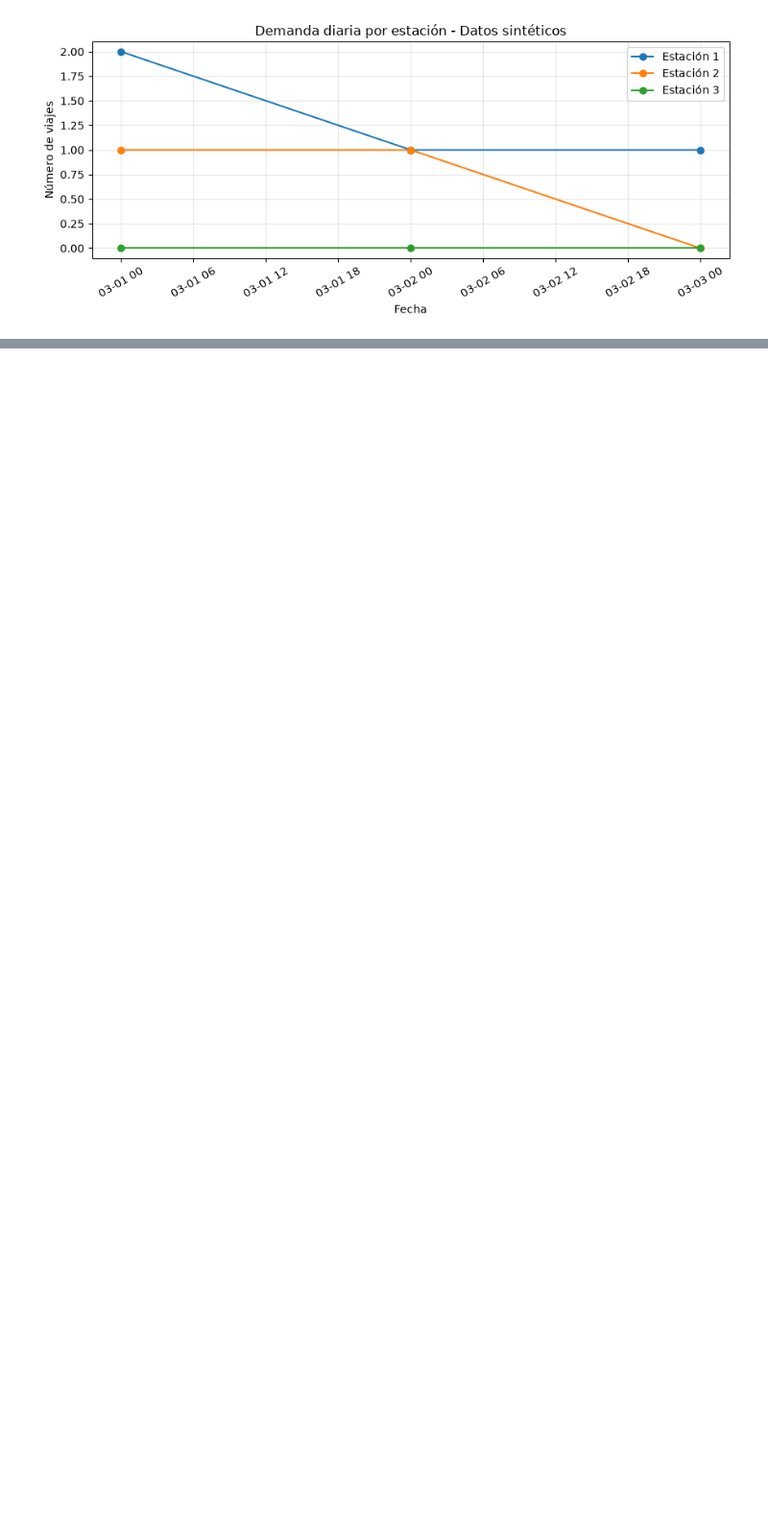
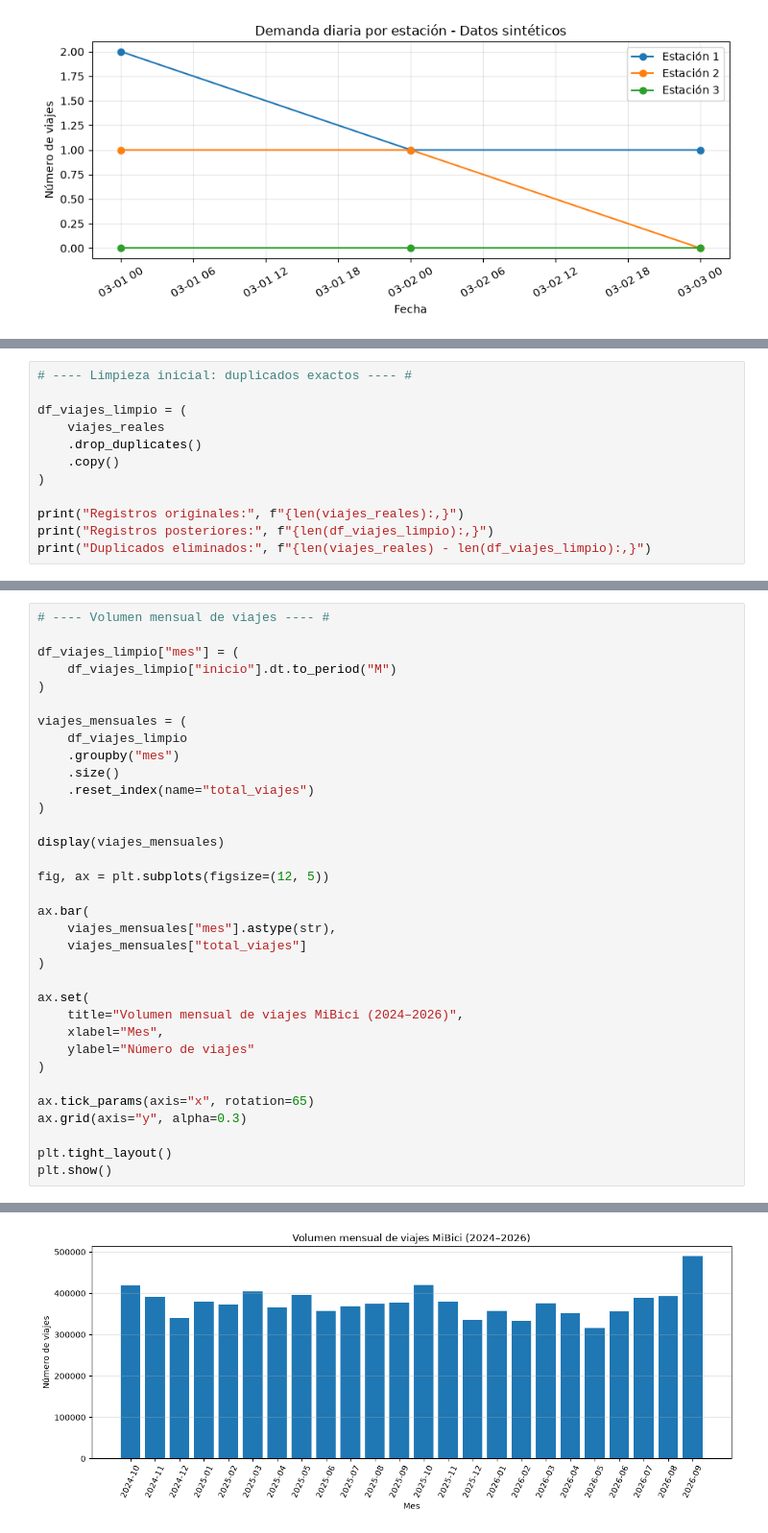
Before and after one commit to CristhianHernandez/TC5061-Proyecto-Equipo16, a Jupyter notebook: notebooks/1.0-hh2-exploracion-viajes.ipynb, the cells around one changed output, grey strips where cells are left out. Shown at 96% size. Drawn from its saved outputs; the diff is of its cells as text; blank space fills up the shorter version.

```diff
--- a/notebooks/1.0-hh2-exploracion-viajes.ipynb
+++ b/notebooks/1.0-hh2-exploracion-viajes.ipynb
@@ -251,0 +528,12 @@ plt.show()
+# %%
+# ---- Limpieza inicial: duplicados exactos ---- #
+
+df_viajes_limpio = (
+    viajes_reales
+    .drop_duplicates()
+    .copy()
+)
+
+print("Registros originales:", f"{len(viajes_reales):,}")
+print("Registros posteriores:", f"{len(df_viajes_limpio):,}")
+print("Duplicados eliminados:", f"{len(viajes_reales) - len(df_viajes_limpio):,}")
@@ -251,0 +655,35 @@ plt.show()
+# %%
+# ---- Volumen mensual de viajes ---- #
+
+df_viajes_limpio["mes"] = (
+    df_viajes_limpio["inicio"].dt.to_period("M")
+)
+
+viajes_mensuales = (
+    df_viajes_limpio
+    .groupby("mes")
+    .size()
+    .reset_index(name="total_viajes")
+)
+
+display(viajes_mensuales)
+
+fig, ax = plt.subplots(figsize=(12, 5))
+
+ax.bar(
+    viajes_mensuales["mes"].astype(str),
+    viajes_mensuales["total_viajes"]
+)
+
+ax.set(
+    title="Volumen mensual de viajes MiBici (2024–2026)",
+    xlabel="Mes",
+    ylabel="Número de viajes"
+)
+
+ax.tick_params(axis="x", rotation=65)
+ax.grid(axis="y", alpha=0.3)
+
+plt.tight_layout()
+plt.show()
+# %% [output]
@@ -251,0 +707 @@ plt.show()
+[figure, added]
```
Also changed, not shown: parts of 53 cells of this notebook, 2 other files.
